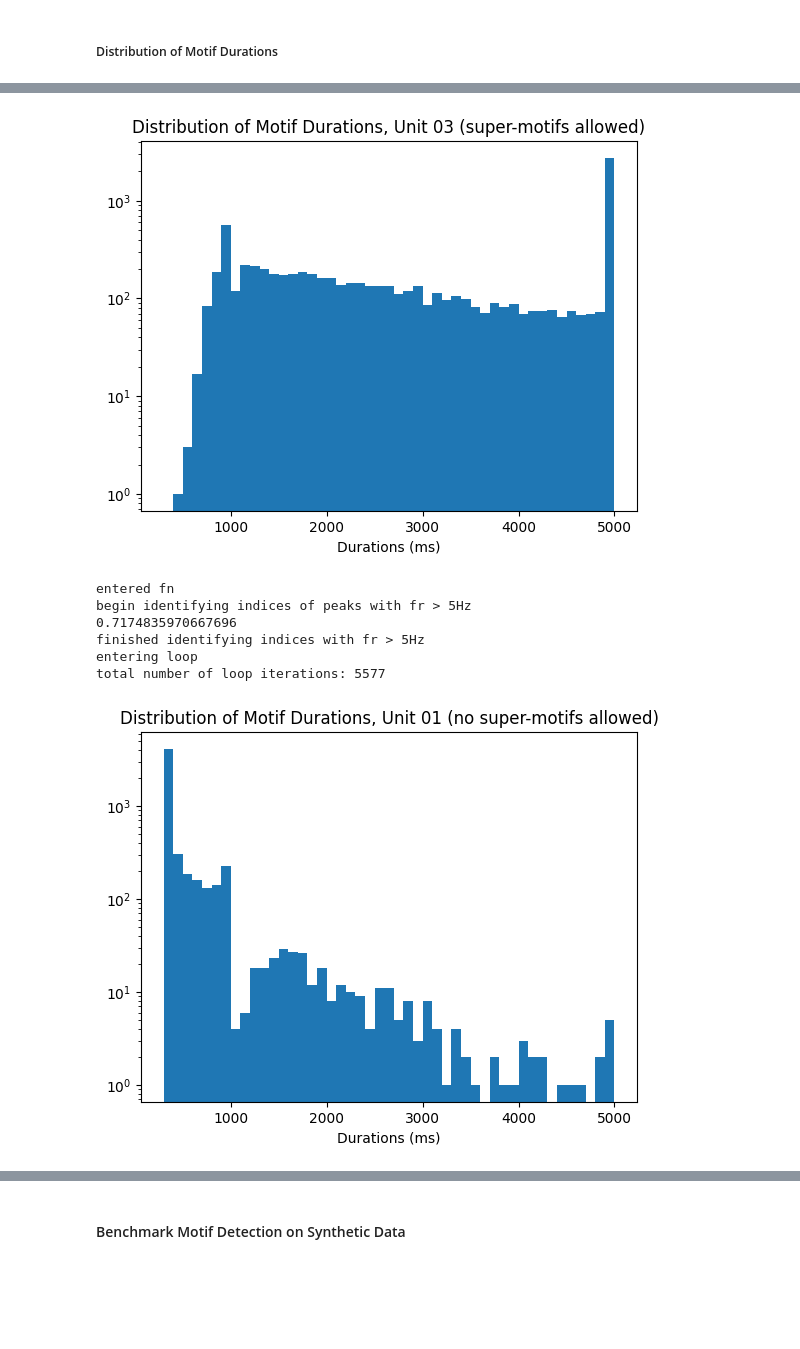
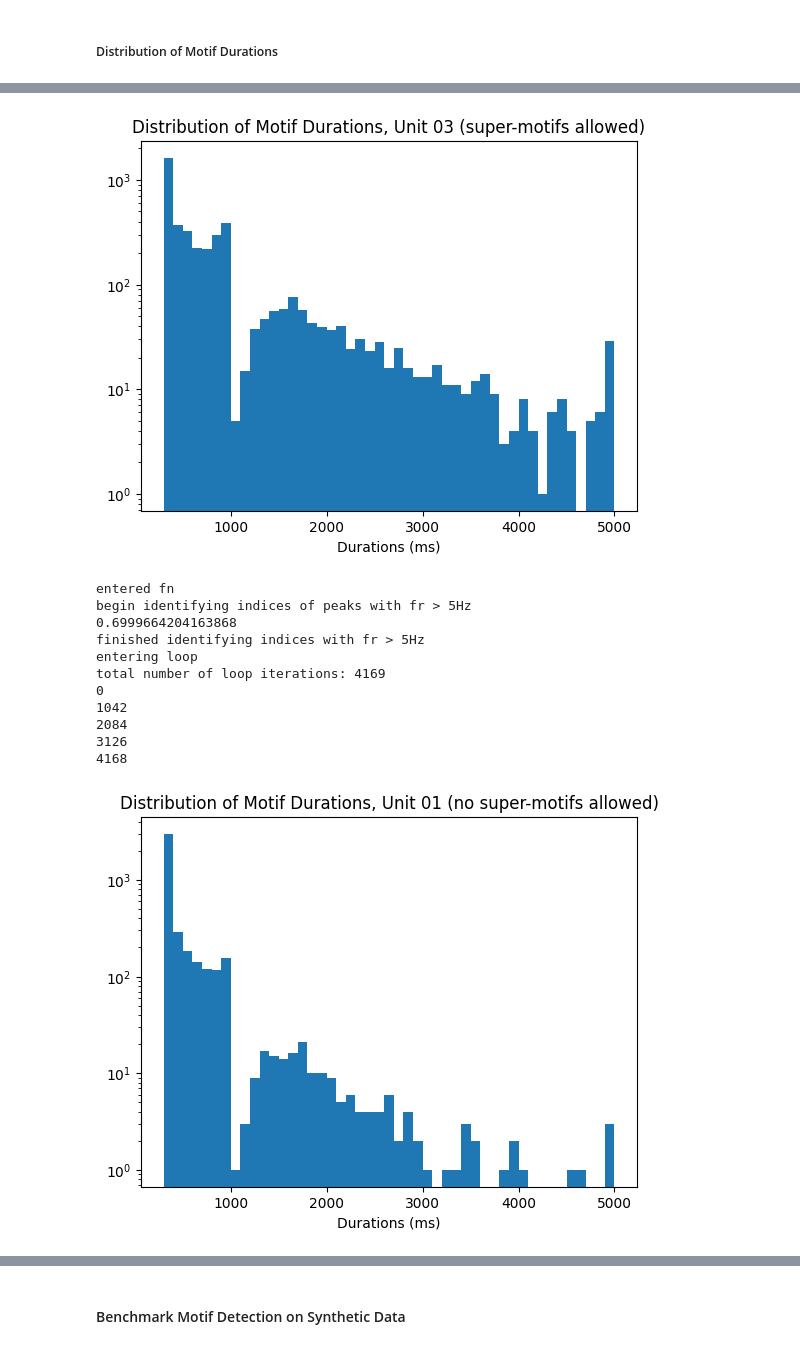
Before and after one commit to stellinaao/motifDetection, a Jupyter notebook: motifDetection-Copy1.ipynb, the cells around one changed output, grey strips where cells are left out. Saved outputs shown, nothing was run; the diff lists cells and outputs as text; code cells hidden in the pictures; blank space fills up the shorter version.

```diff
--- a/motifDetection-Copy1.ipynb
+++ b/motifDetection-Copy1.ipynb
@@ -15,7 +15,7 @@ from scipy.signal import find_peaks
 import warnings
 warnings.filterwarnings("ignore")
 # %%
-io = NWBHDF5IO('..\..\..\Data\sub-692072_ses-1298465622.nwb', mode="r", load_namespaces=True)
+io = NWBHDF5IO('..\..\..\Data\sub-699733573_ses-715093703.nwb', mode="r", load_namespaces=True)
 nwb = io.read()
 units_raw = nwb.units
 col_names = list(units_raw[0])
@@ -169,6 +167,7 @@ def findMotifs(spikeTrain, peakFR_thresh=5, durs=np.linspace(300, 5000, 48).asty
     print(f"total number of loop iterations: {len(indsS)}")
 
     for i in range(len(indsS)):
+        if i in np.linspace(0, len(indsS)-1, 5).astype(int): print(i)
         ind = indsS[i]
         resFR_thresh = resFRp_thresh*cST[ind]
         #print(f"resFR_thresh: {resFR_thresh}, resFRp_thresh: {resFRp_thresh}, cST[ind]: {cST[ind]}")
@@ -381,28 +376,33 @@ entered exit condition, minDur: 700
 # %%
-plt.hist(motif_inds_03[:,2], bins = np.linspace(300, 5000, 48))
+plt.hist(motifInds_03[:,2], bins = np.linspace(300, 5000, 48))
 plt.yscale("log")
 
 plt.title("Distribution of Motif Durations, Unit 03 (super-motifs allowed)")
 plt.xlabel("Durations (ms)")
 plt.savefig("motifDurDistr_Unit03_SuperMotifsOk.jpg")
 # %% [output]
-[figure, old version]
+[figure, new version]
 # %%
-motif_inds_01_noSM, maxDur_inds_01_noSM, othDur_inds_01_noSM, cST_01_noSM = findMotifs(spikeTrains[0])
+motifInds_01_noSM, maxDurInds_01_noSM, othDurInds_01_noSM, cST_01_noSM = findMotifs(spikeTrains[0])
 # %% [output]
 entered fn
 begin identifying indices of peaks with fr > 5Hz
-0.7174835970667696
+0.6999664204163868
 finished identifying indices with fr > 5Hz
 entering loop
-total number of loop iterations: 5577
+total number of loop iterations: 4169
+0
+1042
+2084
+3126
+4168
 # %%
-plt.hist(motif_inds_01_noSM[:,2], bins = np.linspace(300, 5000, 48))
+plt.hist(motifInds_01_noSM[:,2], bins = np.linspace(300, 5000, 48))
 plt.yscale("log")
 
 plt.title("Distribution of Motif Durations, Unit 01 (no super-motifs allowed)")
 plt.xlabel("Durations (ms)")
 plt.savefig("motifDurDistr_Unit01_NoSuperMotifs.jpg")
 # %% [output]
-[figure, old version]
+[figure, new version]
 # %%
```
Also changed, not shown: parts of 27 cells of this notebook, 10 other files.
